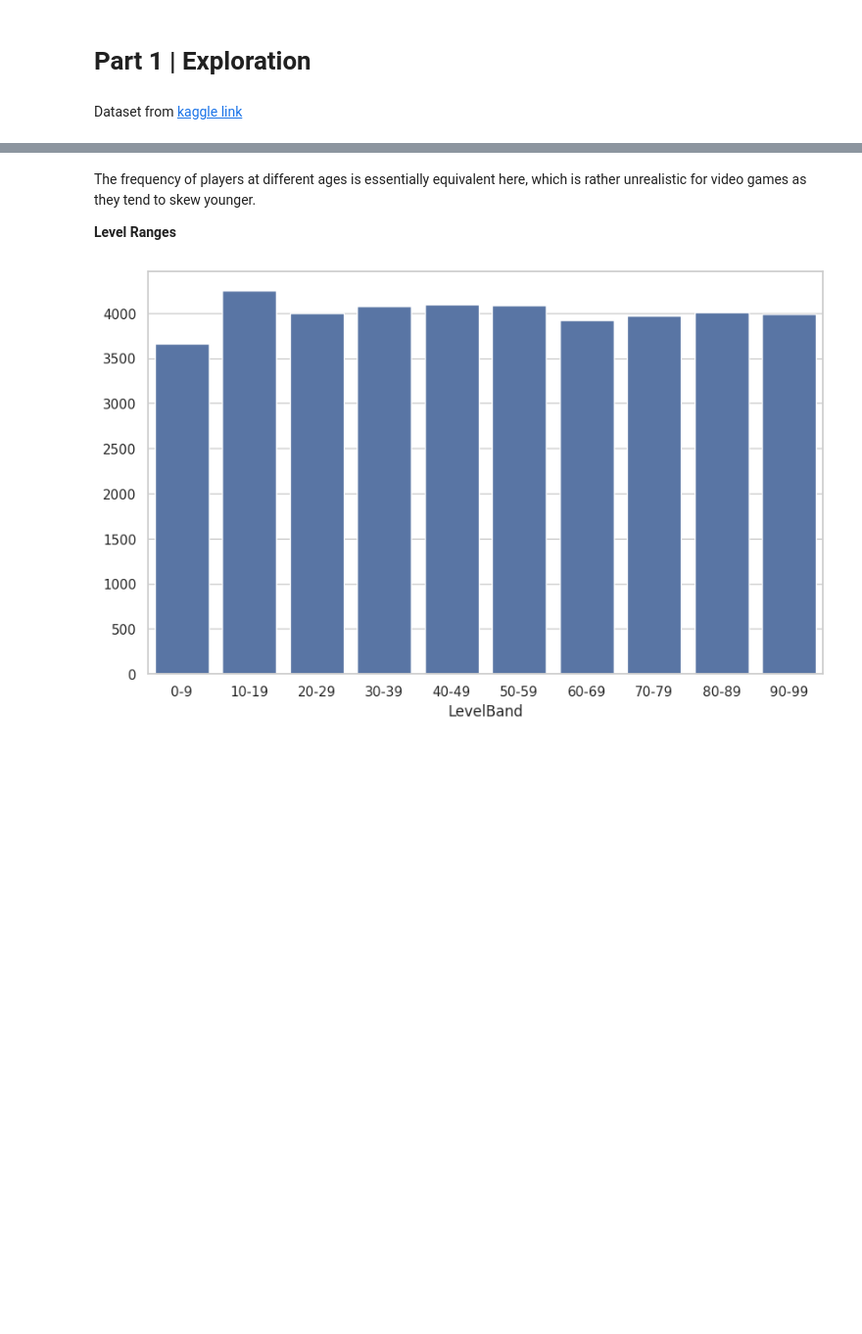
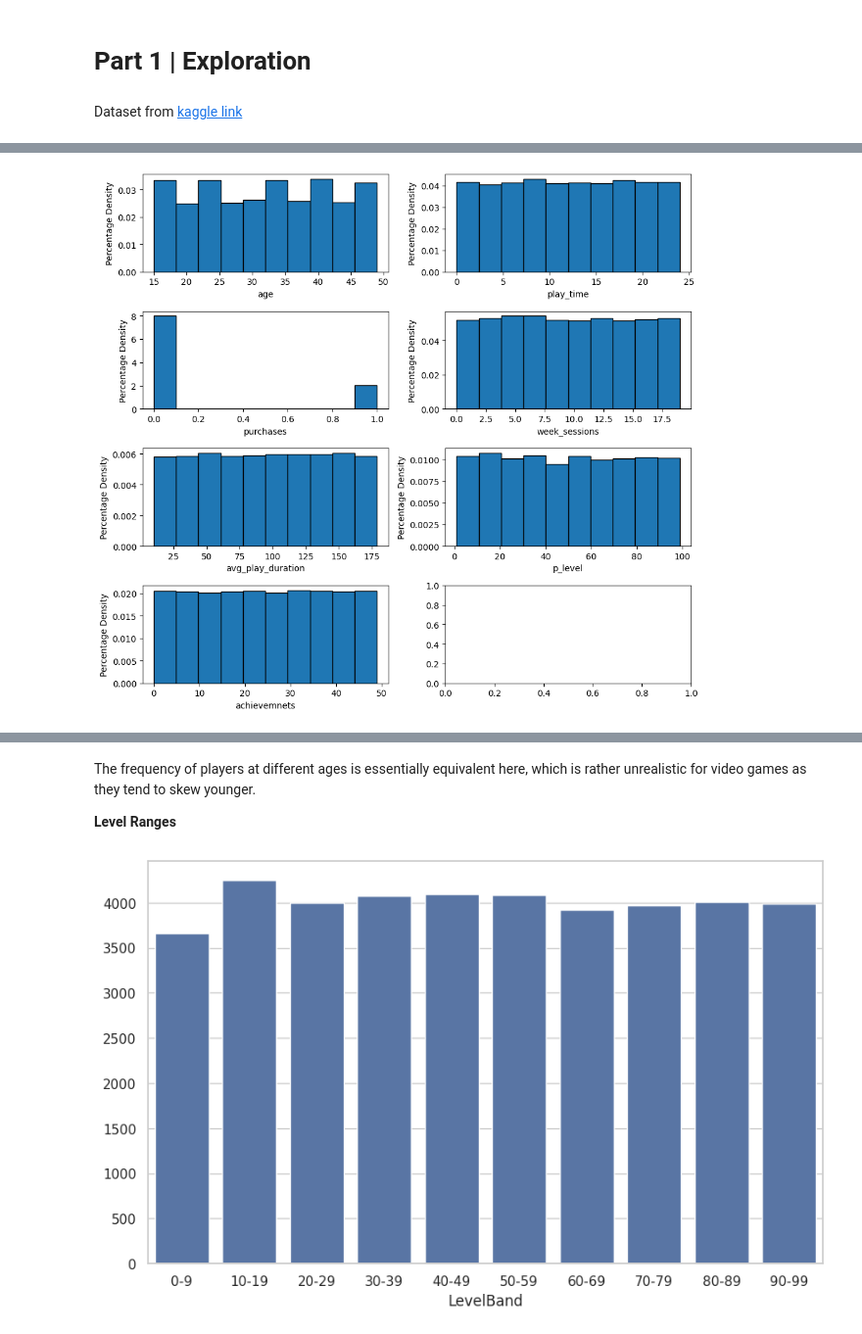
Before and after one commit to mikeysospikey/churn-prediction, a Jupyter notebook: churn-predict.ipynb, the cells around one changed output, grey strips where cells are left out. Shown at 98% size. Cells and saved outputs as stored; diff of their text form; code cells hidden in the pictures; blank space fills up the shorter version.

```diff
--- a/churn-predict.ipynb
+++ b/churn-predict.ipynb
@@ -53,0 +113,24 @@ players.columns
+# %%
+# Plotting numerical data
+
+# Starting with example
+
+# fig, ax = plt.subplots(1)
+# num_columns[1]
+# ax.hist(players[num_columns[1]], edgecolor = 'black')
+
+fig, ax = plt.subplots( len(num_columns) // 2 + len(num_columns) % 2, 2, figsize = (10,9) )
+
+ax = ax.flatten()
+
+
+
+for i, column_name in enumerate(num_columns):
+    ax[i].hist(players[column_name], edgecolor = 'black', density = True) # density= True means tha the histograms are probability distributions
+    ax[i].set_xlabel(column_name)
+    ax[i].set_ylabel('Percentage Density')
+
+plt.tight_layout()
+plt.show()
+# %% [output]
+[figure, added]
```
Also changed, not shown: parts of 10 cells of this notebook.
